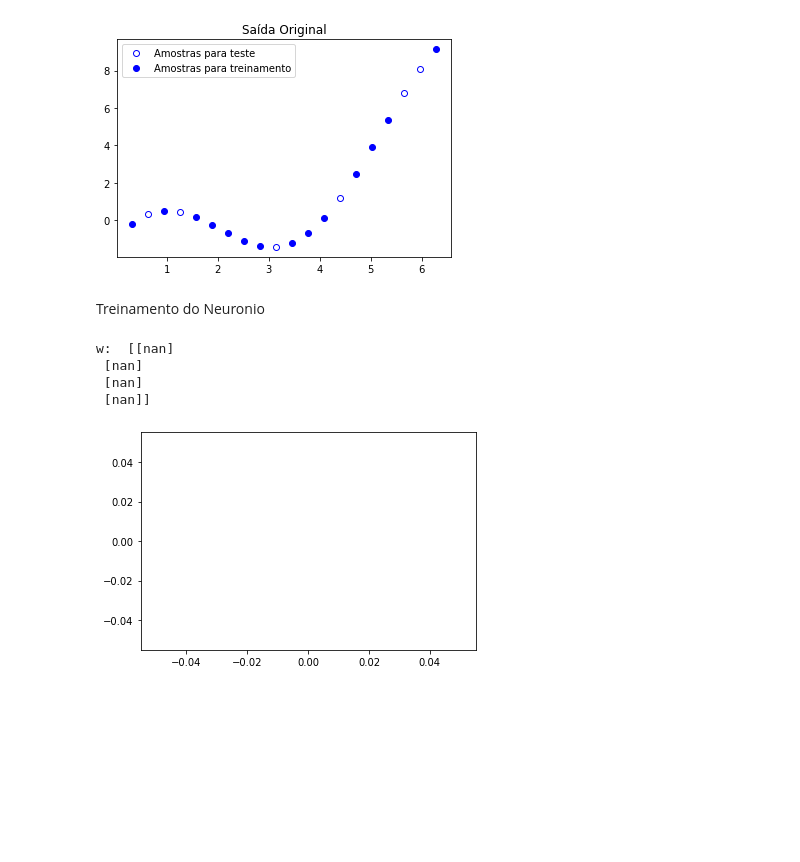
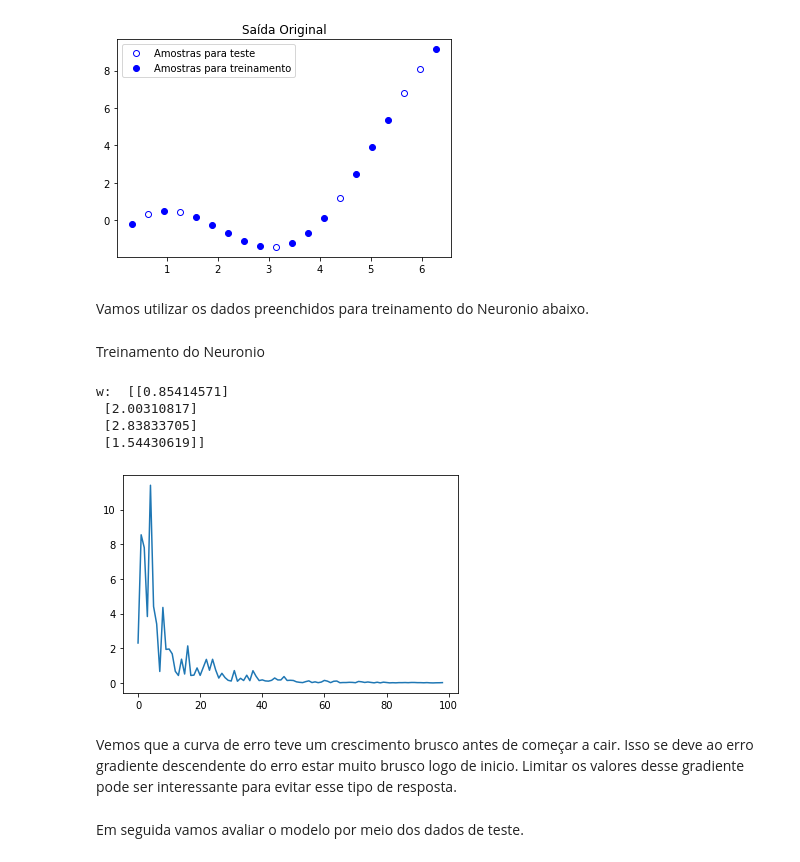
Before and after one commit to jueta/Artificial-Neural-Networks, a Jupyter notebook: 课三/exercicio3.ipynb, the cells around one changed output. Cells and saved outputs as stored; diff of their text form; code cells hidden in the pictures; blank space fills up the shorter version.

```diff
--- a/课三/exercicio3.ipynb
+++ b/课三/exercicio3.ipynb
@@ -301,20 +317,31 @@ plt.show()
 # %% [output]
 [figure]
 [figure]
+# %% [markdown]
+Vamos utilizar os dados preenchidos para treinamento do Neuronio abaixo.
 # %% [markdown]
 Treinamento do Neuronio
 # %%
+test_x = test_x.to_numpy()
+train_x = train_x.to_numpy()
+test_y = test_y.to_numpy()
+train_y = train_y.to_numpy()
 
+# Treinamento do Neuronio
 retlist = trainAdaline(train_x,train_y,0.01,0.001,100,1)
 
 w = retlist[0]
 erro = retlist[1]
 
 plt.plot(erro)
 print("w: ", w)
 # %% [output]
-w:  [[nan]
- [nan]
- [nan]
- [nan]]
+w:  [[0.85414571]
+ [2.00310817]
+ [2.83833705]
+ [1.54430619]]
-[figure, old version]
+[figure, new version]
+# %% [markdown]
+Vemos que a curva de erro teve um crescimento brusco antes de começar a cair. Isso se deve ao erro gradiente descendente do erro estar muito brusco logo de inicio. Limitar os valores desse gradiente pode ser interessante para evitar esse tipo de resposta.
+# %% [markdown]
+Em seguida vamos avaliar o modelo por meio dos dados de teste.
```
Also changed, not shown: parts of 8 cells of this notebook.
